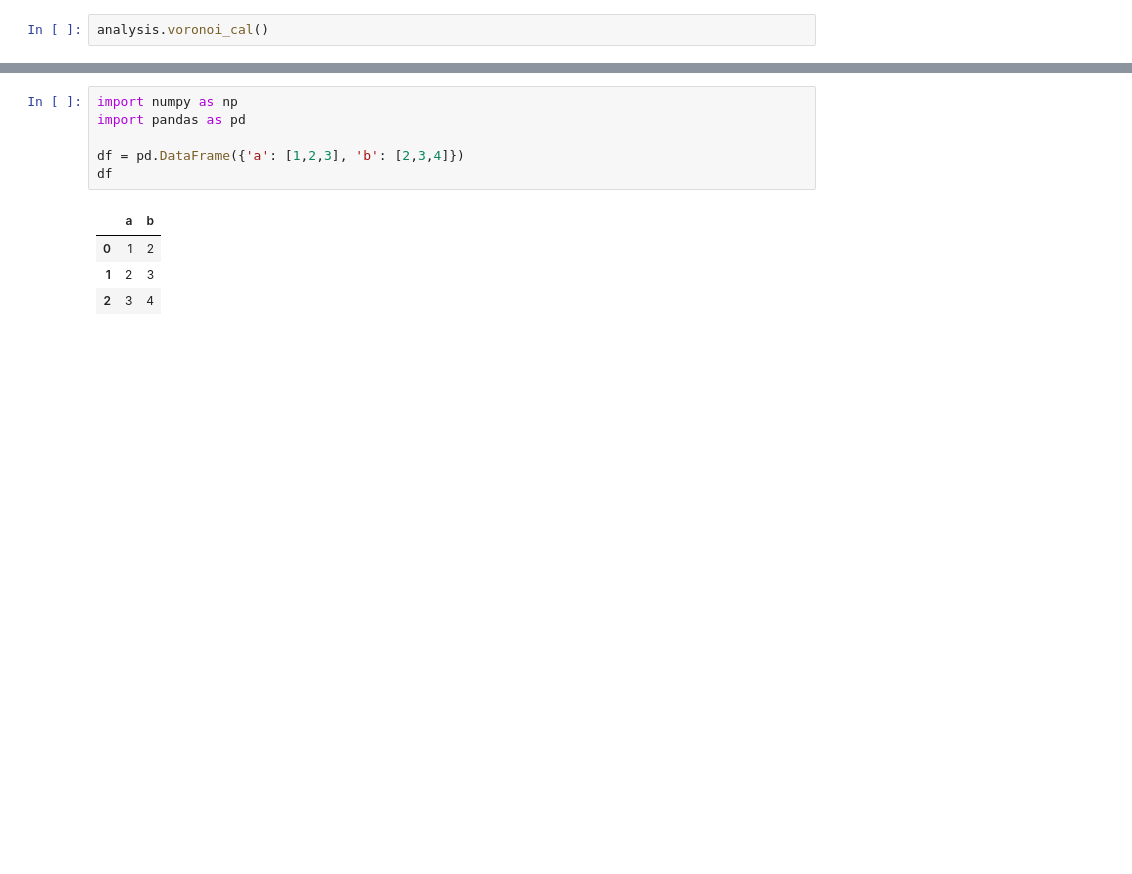
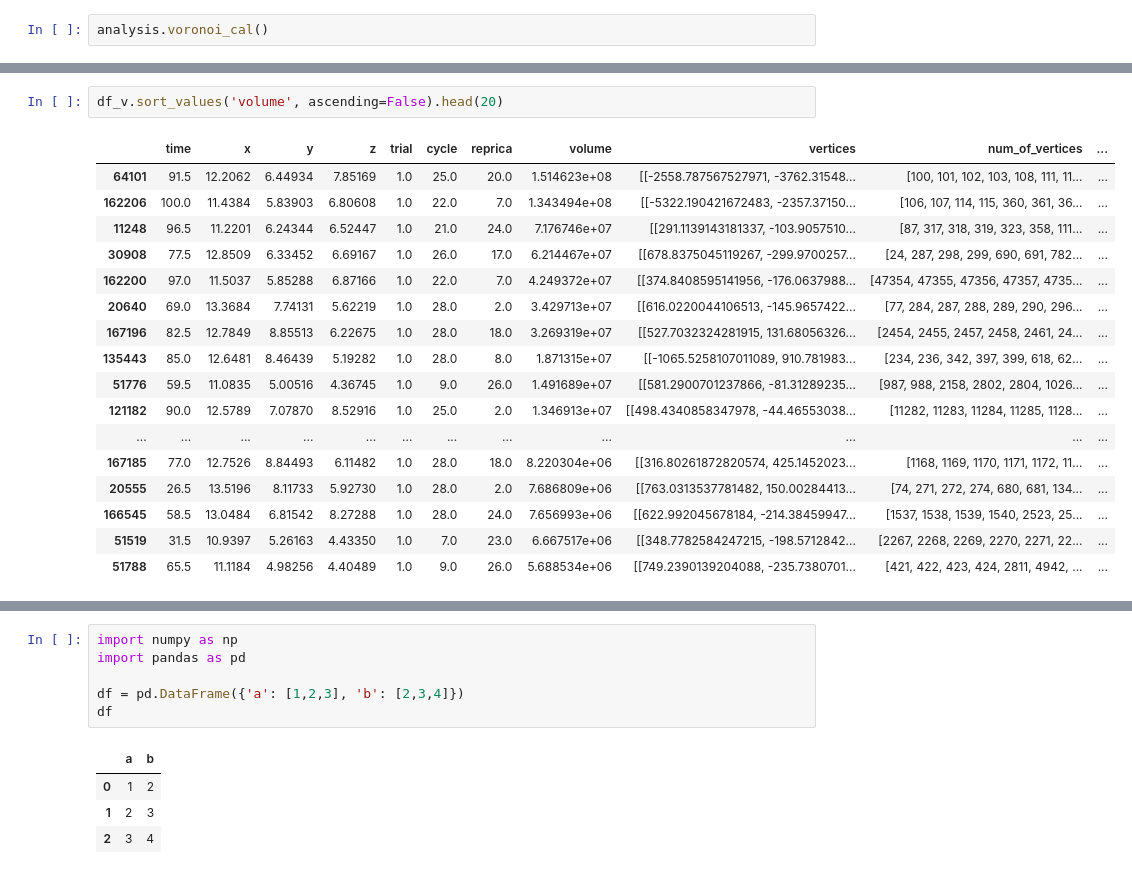
Before and after one commit to mukaiyama729/ResearchAnalysis, a Jupyter notebook: tesselation.ipynb, the cells around one changed output, grey strips where cells are left out. Cells and saved outputs as stored; diff of their text form; blank space fills up the shorter version.

```diff
--- a/tesselation.ipynb
+++ b/tesselation.ipynb
@@ -800,0 +844,20 @@ df_v
+# %%
+df_v.sort_values('volume', ascending=False).head(20)
+# %% [output]
+|  | time | x | y | z | trial | cycle | reprica | volume | vertices | num_of_vertices | ... |
+| 64101 | 91.5 | 12.2062 | 6.44934 | 7.85169 | 1.0 | 25.0 | 20.0 | 1.514623e+08 | [[-2558.787567527971, -3762.31548... | [100, 101, 102, 103, 108, 111, 11... | ... |
+| 162206 | 100.0 | 11.4384 | 5.83903 | 6.80608 | 1.0 | 22.0 | 7.0 | 1.343494e+08 | [[-5322.190421672483, -2357.37150... | [106, 107, 114, 115, 360, 361, 36... | ... |
+| 11248 | 96.5 | 11.2201 | 6.24344 | 6.52447 | 1.0 | 21.0 | 24.0 | 7.176746e+07 | [[291.1139143181337, -103.9057510... | [87, 317, 318, 319, 323, 358, 111... | ... |
+| 30908 | 77.5 | 12.8509 | 6.33452 | 6.69167 | 1.0 | 26.0 | 17.0 | 6.214467e+07 | [[678.8375045119267, -299.9700257... | [24, 287, 298, 299, 690, 691, 782... | ... |
+| 162200 | 97.0 | 11.5037 | 5.85288 | 6.87166 | 1.0 | 22.0 | 7.0 | 4.249372e+07 | [[374.8408595141956, -176.0637988... | [47354, 47355, 47356, 47357, 4735... | ... |
+| 20640 | 69.0 | 13.3684 | 7.74131 | 5.62219 | 1.0 | 28.0 | 2.0 | 3.429713e+07 | [[616.0220044106513, -145.9657422... | [77, 284, 287, 288, 289, 290, 296... | ... |
+| 167196 | 82.5 | 12.7849 | 8.85513 | 6.22675 | 1.0 | 28.0 | 18.0 | 3.269319e+07 | [[527.7032324281915, 131.68056326... | [2454, 2455, 2457, 2458, 2461, 24... | ... |
+| 135443 | 85.0 | 12.6481 | 8.46439 | 5.19282 | 1.0 | 28.0 | 8.0 | 1.871315e+07 | [[-1065.5258107011089, 910.781983... | [234, 236, 342, 397, 399, 618, 62... | ... |
+| 51776 | 59.5 | 11.0835 | 5.00516 | 4.36745 | 1.0 | 9.0 | 26.0 | 1.491689e+07 | [[581.2900701237866, -81.31289235... | [987, 988, 2158, 2802, 2804, 1026... | ... |
+| 121182 | 90.0 | 12.5789 | 7.07870 | 8.52916 | 1.0 | 25.0 | 2.0 | 1.346913e+07 | [[498.4340858347978, -44.46553038... | [11282, 11283, 11284, 11285, 1128... | ... |
+| ... | ... | ... | ... | ... | ... | ... | ... | ... | ... | ... | ... |
+| 167185 | 77.0 | 12.7526 | 8.84493 | 6.11482 | 1.0 | 28.0 | 18.0 | 8.220304e+06 | [[316.80261872820574, 425.1452023... | [1168, 1169, 1170, 1171, 1172, 11... | ... |
+| 20555 | 26.5 | 13.5196 | 8.11733 | 5.92730 | 1.0 | 28.0 | 2.0 | 7.686809e+06 | [[763.0313537781482, 150.00284413... | [74, 271, 272, 274, 680, 681, 134... | ... |
+| 166545 | 58.5 | 13.0484 | 6.81542 | 8.27288 | 1.0 | 28.0 | 24.0 | 7.656993e+06 | [[622.992045678184, -214.38459947... | [1537, 1538, 1539, 1540, 2523, 25... | ... |
+| 51519 | 31.5 | 10.9397 | 5.26163 | 4.43350 | 1.0 | 7.0 | 23.0 | 6.667517e+06 | [[348.7782584247215, -198.5712842... | [2267, 2268, 2269, 2270, 2271, 22... | ... |
+| 51788 | 65.5 | 11.1184 | 4.98256 | 4.40489 | 1.0 | 9.0 | 26.0 | 5.688534e+06 | [[749.2390139204088, -235.7380701... | [421, 422, 423, 424, 2811, 4942, ... | ... |
```
Also changed, not shown: parts of 15 cells of this notebook.
